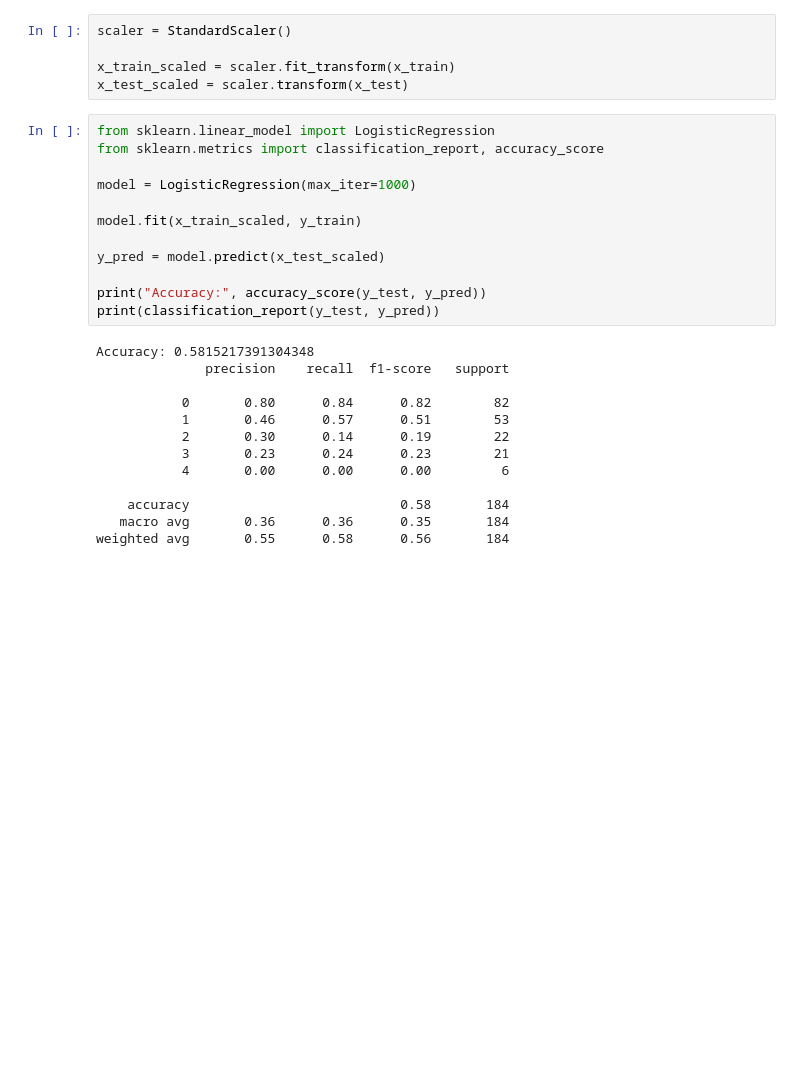
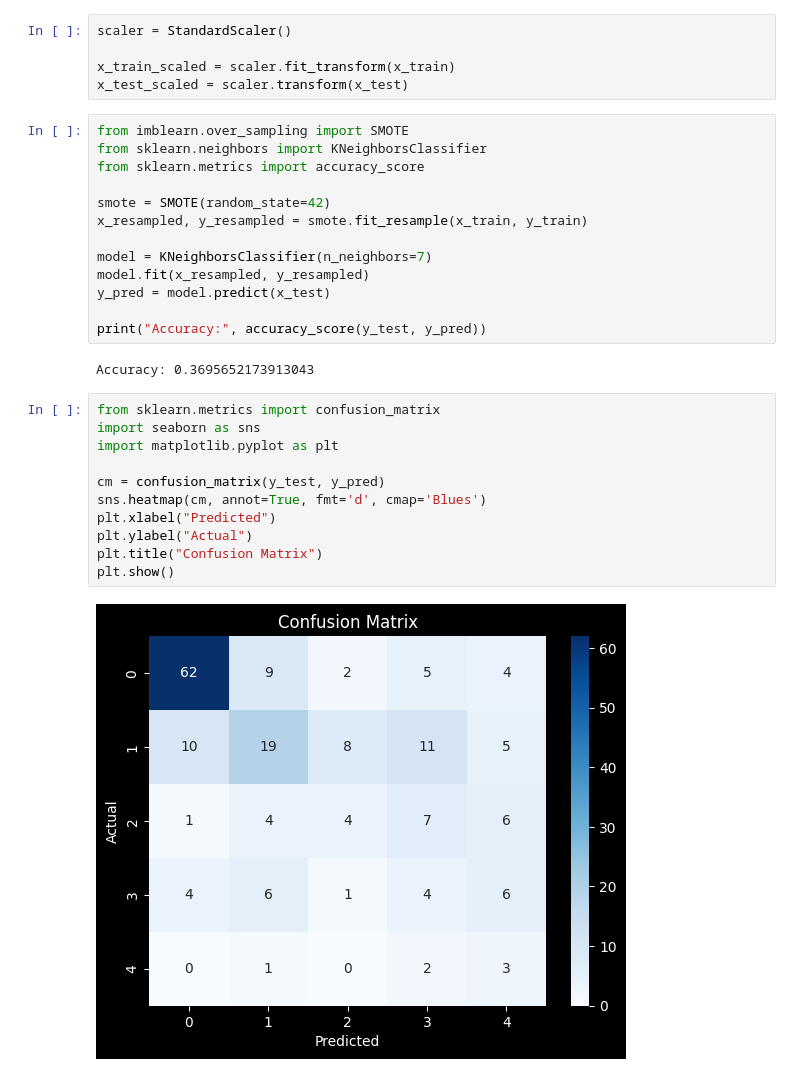
Before and after one commit to avbormalviya/Heart-Disease-Prediction-App, a Jupyter notebook: model_training/model_training.ipynb, the cells around one changed output. Drawn from its saved outputs; the diff is of its cells as text; blank space fills up the shorter version.

Commit message:
Update model training notebook with KNN implementation and confusion matrix visualization

```diff
--- a/model_training/model_training.ipynb
+++ b/model_training/model_training.ipynb
@@ -131,28 +131,31 @@ scaler = StandardScaler()
 
 x_train_scaled = scaler.fit_transform(x_train)
 x_test_scaled = scaler.transform(x_test)
-# %%
-from sklearn.linear_model import LogisticRegression
-from sklearn.metrics import classification_report, accuracy_score
-
-model = LogisticRegression(max_iter=1000)
-
-model.fit(x_train_scaled, y_train)
-
-y_pred = model.predict(x_test_scaled)
-
-print("Accuracy:", accuracy_score(y_test, y_pred))
-print(classification_report(y_test, y_pred))
-# %% [output]
-Accuracy: 0.5815217391304348
-              precision    recall  f1-score   support
-
-           0       0.80      0.84      0.82        82
-           1       0.46      0.57      0.51        53
-           2       0.30      0.14      0.19        22
-           3       0.23      0.24      0.23        21
-           4       0.00      0.00      0.00         6
-
-    accuracy                           0.58       184
-   macro avg       0.36      0.36      0.35       184
-weighted avg       0.55      0.58      0.56       184
+# %%
+from imblearn.over_sampling import SMOTE
+from sklearn.neighbors import KNeighborsClassifier
+from sklearn.metrics import accuracy_score
+
+smote = SMOTE(random_state=42)
+x_resampled, y_resampled = smote.fit_resample(x_train, y_train)
+
+model = KNeighborsClassifier(n_neighbors=7)
+model.fit(x_resampled, y_resampled)
+y_pred = model.predict(x_test)
+
+print("Accuracy:", accuracy_score(y_test, y_pred))
+# %% [output]
+Accuracy: 0.3695652173913043
+# %%
+from sklearn.metrics import confusion_matrix
+import seaborn as sns
+import matplotlib.pyplot as plt
+
+cm = confusion_matrix(y_test, y_pred)
+sns.heatmap(cm, annot=True, fmt='d', cmap='Blues')
+plt.xlabel("Predicted")
+plt.ylabel("Actual")
+plt.title("Confusion Matrix")
+plt.show()
+# %% [output]
+[figure, added]
```
